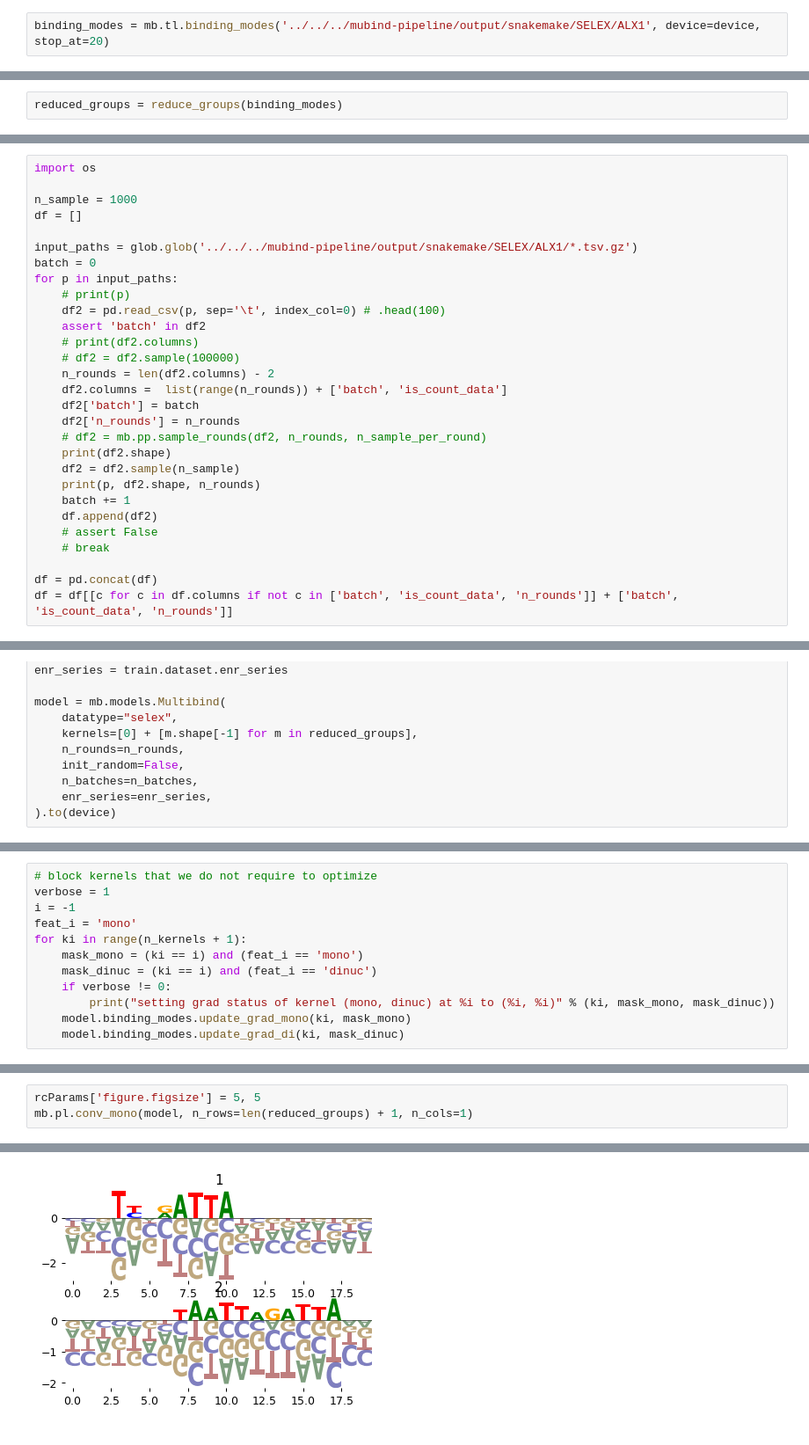
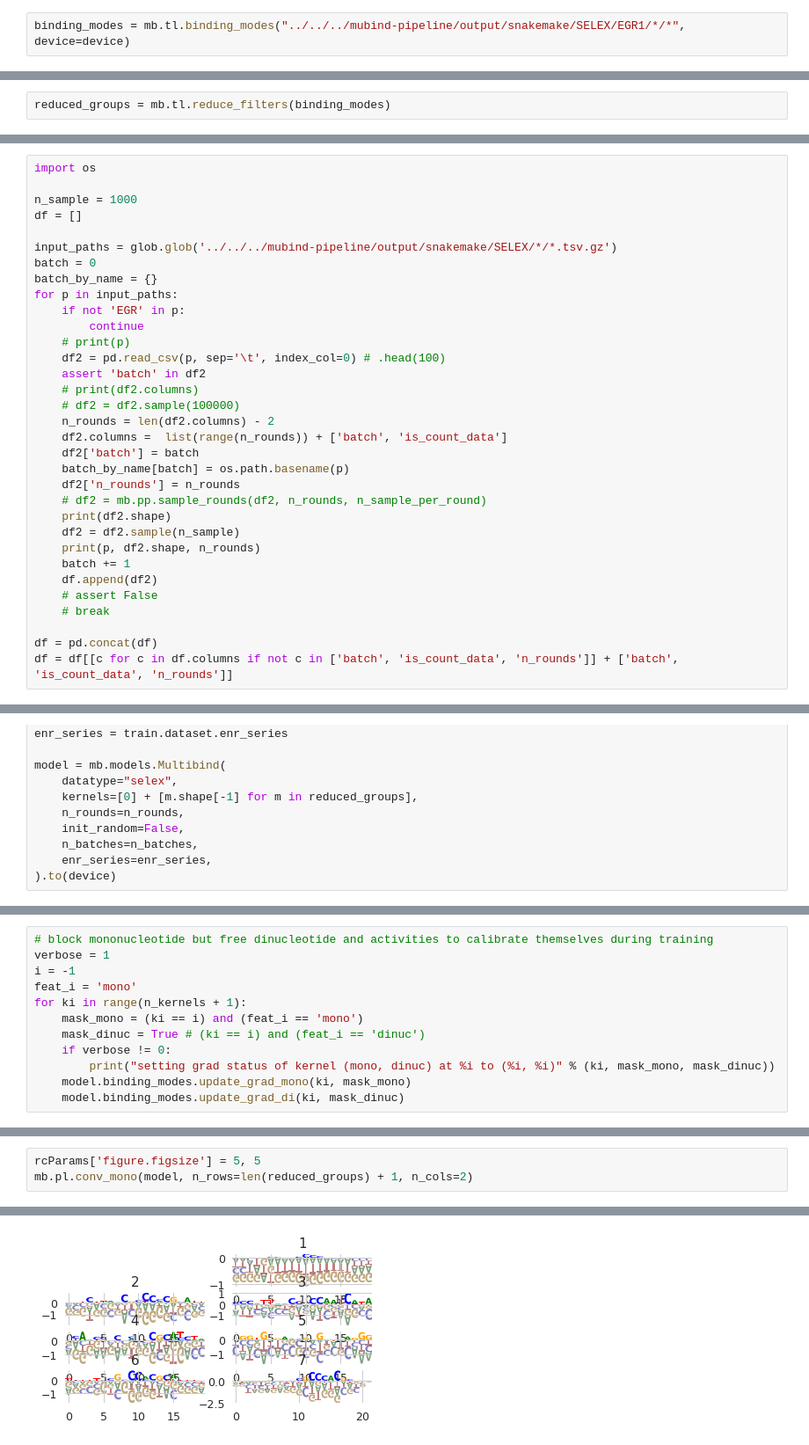
Before and after one commit to theislab/mubind, a Jupyter notebook: notebooks/concatenation/01_load_and_concatenate.ipynb, the cells around one changed output, grey strips where cells are left out. Shown at 88% size. Saved outputs shown, nothing was run; the diff lists cells and outputs as text.

```diff
--- a/notebooks/concatenation/01_load_and_concatenate.ipynb
+++ b/notebooks/concatenation/01_load_and_concatenate.ipynb
@@ -111,5 +90,5 @@ metrics
 # %%
 device = torch.device("cuda:0" if torch.cuda.is_available() else "cpu")
 # %%
-binding_modes = mb.tl.binding_modes('../../../mubind-pipeline/output/snakemake/SELEX/ALX1', device=device, stop_at=20)
+binding_modes = mb.tl.binding_modes("../../../mubind-pipeline/output/snakemake/SELEX/EGR1/*/*", device=device)
 # %% [output]
@@ -231,4 +114,4 @@ def reduce_groups(binding_modes, plot=False, thr_group=0.01):
 # %%
-reduced_groups = reduce_groups(binding_modes)
+reduced_groups = mb.tl.reduce_filters(binding_modes)
 # %% [output]
 iteration 1
@@ -244,9 +145,12 @@ import os
 n_sample = 1000
 df = []
 
-input_paths = glob.glob('../../../mubind-pipeline/output/snakemake/SELEX/ALX1/*.tsv.gz')
+input_paths = glob.glob('../../../mubind-pipeline/output/snakemake/SELEX/*/*.tsv.gz')
 batch = 0
+batch_by_name = {}
 for p in input_paths:
+    if not 'EGR' in p:
+        continue
     # print(p)
     df2 = pd.read_csv(p, sep='\t', index_col=0) # .head(100)
     assert 'batch' in df2
@@ -255,6 +159,7 @@ for p in input_paths:
     n_rounds = len(df2.columns) - 2
     df2.columns =  list(range(n_rounds)) + ['batch', 'is_count_data']
     df2['batch'] = batch
+    batch_by_name[batch] = os.path.basename(p)
     df2['n_rounds'] = n_rounds
     # df2 = mb.pp.sample_rounds(df2, n_rounds, n_sample_per_round)
     print(df2.shape)
@@ -316,11 +227,11 @@ mb.pl.conv_mono(model, n_rows=len(reduced_groups) + 1, n_cols=1)
 # %%
-# block kernels that we do not require to optimize
+# block mononucleotide but free dinucleotide and activities to calibrate themselves during training
 verbose = 1
 i = -1
 feat_i = 'mono'
 for ki in range(n_kernels + 1):
     mask_mono = (ki == i) and (feat_i == 'mono')
-    mask_dinuc = (ki == i) and (feat_i == 'dinuc')
+    mask_dinuc = True # (ki == i) and (feat_i == 'dinuc')
     if verbose != 0:
         print("setting grad status of kernel (mono, dinuc) at %i to (%i, %i)" % (ki, mask_mono, mask_dinuc))
     model.binding_modes.update_grad_mono(ki, mask_mono)
@@ -387,4 +315,4 @@ mb.pl.activities(model, n_cols=10, n_rows=8)
 # %%
 rcParams['figure.figsize'] = 5, 5
-mb.pl.conv_mono(model, n_rows=len(reduced_groups) + 1, n_cols=1)
+mb.pl.conv_mono(model, n_rows=len(reduced_groups) + 1, n_cols=2)
 # %% [output]
@@ -391,4 +320,4 @@ mb.pl.conv_mono(model, n_rows=len(reduced_groups) + 1, n_cols=1)
-[figure, old version]
+[figure, new version]
 # %%
 metrics
 # %% [output]
```
Also changed, not shown: parts of 27 cells of this notebook, 4 other files.
